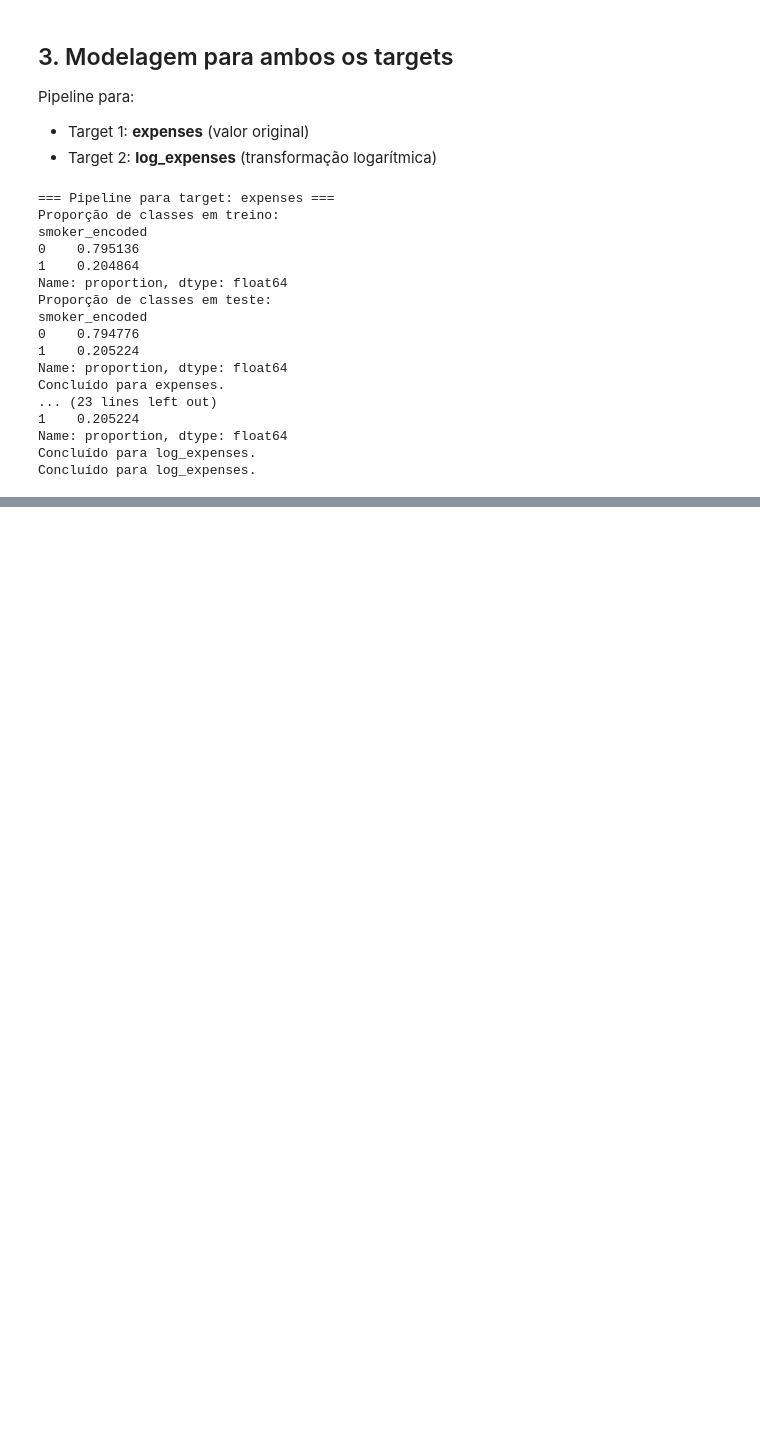
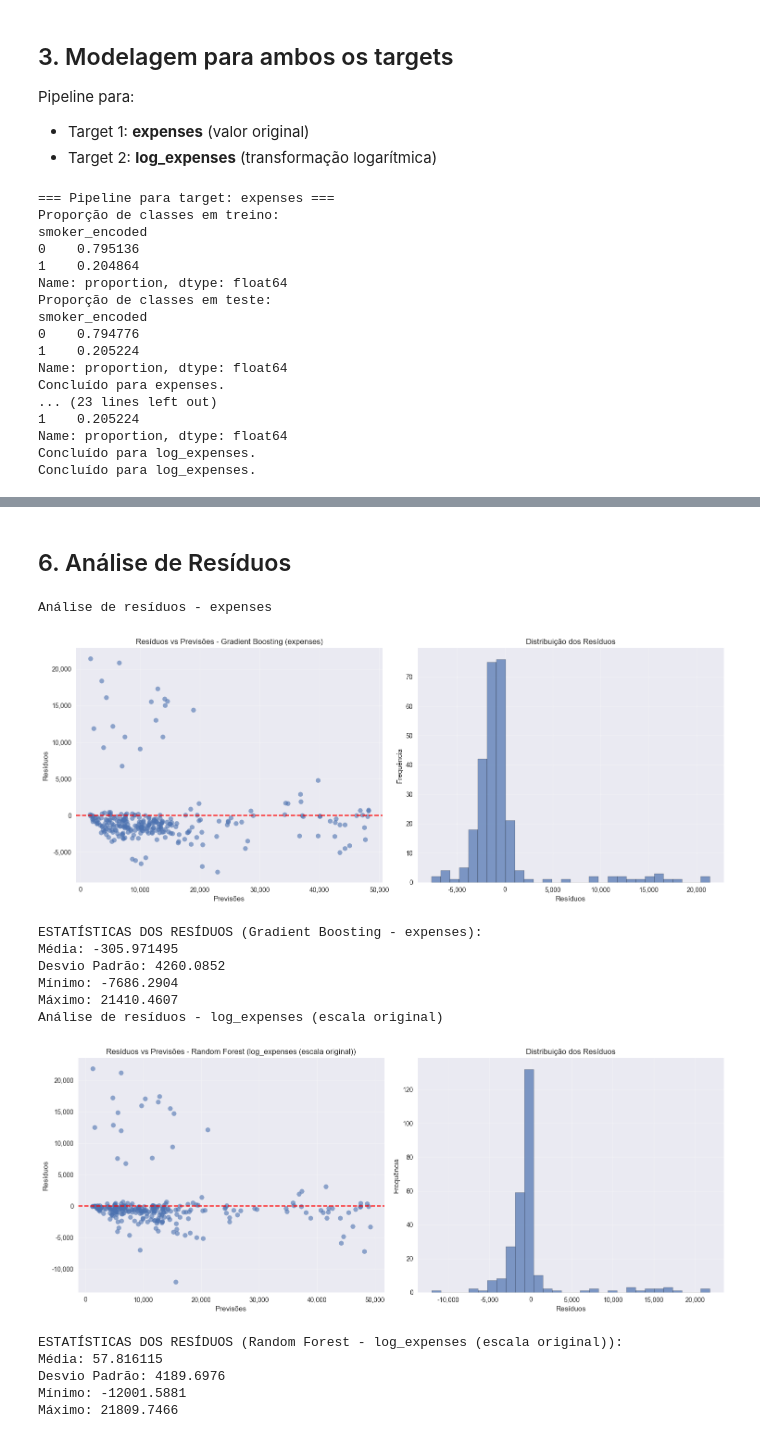
Before and after one commit to pradodis/FIAP_TC1, a Jupyter notebook: Notebook_TC1_FIAP_Sec5_Treinamento_Avaliacao.ipynb, the cells around one changed output, grey strips where cells are left out. Drawn from its saved outputs; the diff is of its cells as text; code cells hidden in the pictures; blank space fills up the shorter version.

```diff
--- a/Notebook_TC1_FIAP_Sec5_Treinamento_Avaliacao.ipynb
+++ b/Notebook_TC1_FIAP_Sec5_Treinamento_Avaliacao.ipynb
@@ -246,0 +384,80 @@ Concluído para log_expenses.
+# %% [markdown]
+## 6. Análise de Resíduos
+# %%
+# Função para análise de resíduos
+def plot_residuals(y_test, best_predictions, residuals, best_model_name, target_label, revert_log=False):
+    import matplotlib.ticker as mticker
+    if revert_log:
+        y_test_plot = np.expm1(y_test)
+        best_pred_plot = np.expm1(best_predictions)
+        residuals_plot = y_test_plot - best_pred_plot
+    else:
+        y_test_plot = y_test
+        best_pred_plot = best_predictions
+        residuals_plot = residuals
+
+    fig, (ax1, ax2) = plt.subplots(1, 2, figsize=(15, 6))
+    # Resíduos vs Previsões
+    ax1.scatter(best_pred_plot, residuals_plot, alpha=0.6)
+    ax1.axhline(y=0, color='r', linestyle='--')
+    ax1.set_xlabel('Previsões')
+    ax1.set_ylabel('Resíduos')
+    ax1.set_title(f'Resíduos vs Previsões - {best_model_name} ({target_label})')
+    ax1.grid(True, alpha=0.3)
+    ax1.yaxis.set_major_formatter(mticker.FuncFormatter(lambda x, _: f'{x:,.0f}'))
+    ax1.xaxis.set_major_formatter(mticker.FuncFormatter(lambda x, _: f'{x:,.0f}'))
+
+    # Histograma dos resíduos
+    ax2.hist(residuals_plot, bins=30, edgecolor='black', alpha=0.7)
+    ax2.set_xlabel('Resíduos')
+    ax2.set_ylabel('Frequência')
+    ax2.set_title('Distribuição dos Resíduos')
+    ax2.grid(True, alpha=0.3)
+    ax2.xaxis.set_major_formatter(mticker.FuncFormatter(lambda x, _: f'{x:,.0f}'))
+
+    plt.tight_layout()
+    plt.show()
+
+    # Estatísticas dos resíduos
+    print(f"\nESTATÍSTICAS DOS RESÍDUOS ({best_model_name} - {target_label}):")
+    print(f"Média: {residuals_plot.mean():.6f}")
+    print(f"Desvio Padrão: {residuals_plot.std():.4f}")
+    print(f"Mínimo: {residuals_plot.min():.4f}")
+    print(f"Máximo: {residuals_plot.max():.4f}")
+
+# Expenses
+print("Análise de resíduos - expenses")
+plot_residuals(
+    pipeline_expenses['y_test'],
+    pipeline_expenses['best_predictions'],
+    pipeline_expenses['residuals'],
+    pipeline_expenses['best_model_name'],
+    'expenses',
+    revert_log=False
+)
+
+# Log_expenses (usa escala revertida)
+print("Análise de resíduos - log_expenses (escala original)")
+plot_residuals(
+    pipeline_log['y_test'],
+    pipeline_log['best_predictions'],
+    pipeline_log['residuals'],
+    pipeline_log['best_model_name'],
+    'log_expenses (escala original)',
+    revert_log=True
+)
+# %% [output]
+Análise de resíduos - expenses
+[figure, added]
+ESTATÍSTICAS DOS RESÍDUOS (Gradient Boosting - expenses):
+Média: -305.971495
+Desvio Padrão: 4260.0852
+Mínimo: -7686.2904
+Máximo: 21410.4607
+Análise de resíduos - log_expenses (escala original)
+[figure, added]
+ESTATÍSTICAS DOS RESÍDUOS (Random Forest - log_expenses (escala original)):
+Média: 57.816115
+Desvio Padrão: 4189.6976
+Mínimo: -12001.5881
+Máximo: 21809.7466
```
Also changed, not shown: parts of 7 cells of this notebook, 1 other file.
